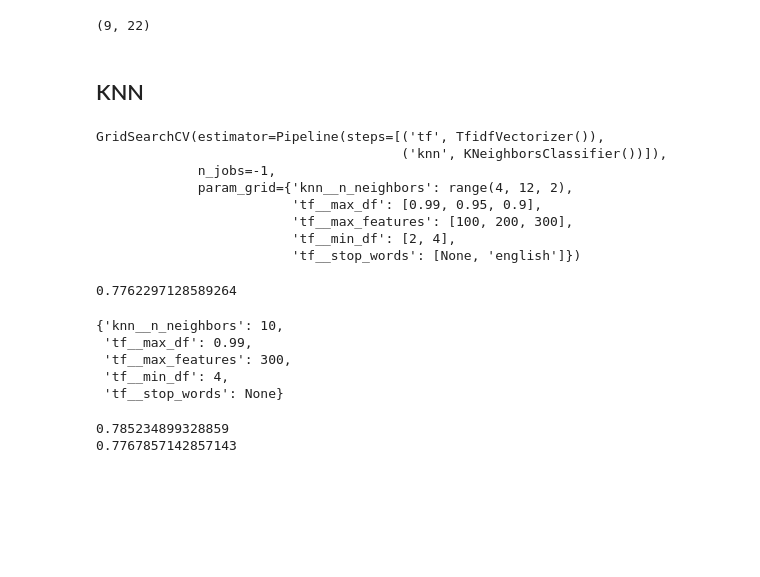
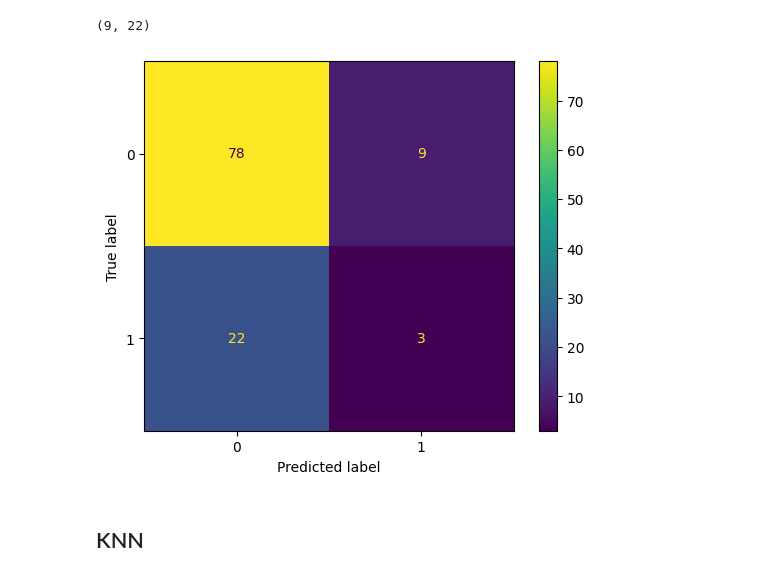
Before and after one commit to FragariaChemist/airline_safety, a Jupyter notebook: code/06_modeling_hh.ipynb, the cells around one changed output. Drawn from its saved outputs; the diff is of its cells as text; code cells hidden in the pictures; blank space fills up the shorter version.

```diff
--- a/code/06_modeling_hh.ipynb
+++ b/code/06_modeling_hh.ipynb
@@ -24,7 +24,7 @@ from sklearn.feature_extraction.text import CountVectorizer, TfidfVectorizer
 from sklearn.naive_bayes import MultinomialNB
 from sklearn.preprocessing import StandardScaler
 # %%
-df = pd.read_csv('../airline_safety/clean_aviation_data.csv')
+df = pd.read_csv('../data/clean_aviation_data.csv')
 # %%
 df.head()
 # %% [output]
@@ -296,50 +296,15 @@ Our model specificity: 0.896551724137931
 fp, fn
 # %% [output]
 (9, 22)
+# %%
+
+from sklearn.metrics import ConfusionMatrixDisplay
+
+cmd = ConfusionMatrixDisplay(confusion_matrix = confusion_matrix(y_test, preds),
+                             display_labels = gs.classes_)
+
+cmd.plot();
+# %% [output]
+[figure, added]
 # %% [markdown]
 ## KNN
-# %%
-pipe_knn = Pipeline([
-    ('tf', TfidfVectorizer()),
-    ('knn', KNeighborsClassifier())
-])
-
-pipe_knn_params = {
-    'tf__stop_words': [None, 'english'],
-    'tf__max_features': [100,200,300],
-    'tf__min_df': [2, 4],
-    'tf__max_df': [0.99, 0.95, 0.9],
-    'knn__n_neighbors': range(4, 12, 2)
-}
-
-gs_knn = GridSearchCV(pipe_knn,
-                     param_grid=pipe_knn_params,
-                     n_jobs = -1)
-
-gs_knn.fit(X_train, y_train)
-# %% [output]
-GridSearchCV(estimator=Pipeline(steps=[('tf', TfidfVectorizer()),
-                                       ('knn', KNeighborsClassifier())]),
-             n_jobs=-1,
-             param_grid={'knn__n_neighbors': range(4, 12, 2),
-                         'tf__max_df': [0.99, 0.95, 0.9],
-                         'tf__max_features': [100, 200, 300],
-                         'tf__min_df': [2, 4],
-                         'tf__stop_words': [None, 'english']})
-# %%
-print(gs_knn.best_score_)
-gs_knn.best_params_
-# %% [output]
-0.7762297128589264
-{'knn__n_neighbors': 10,
- 'tf__max_df': 0.99,
- 'tf__max_features': 300,
- 'tf__min_df': 4,
- 'tf__stop_words': None}
-# %%
-
-print(gs_knn.score(X_train, y_train))
-print(gs_knn.score(X_test, y_test))
-# %% [output]
-0.785234899328859
-0.7767857142857143
```
Also changed, not shown: parts of 33 cells of this notebook, 3 other files.
